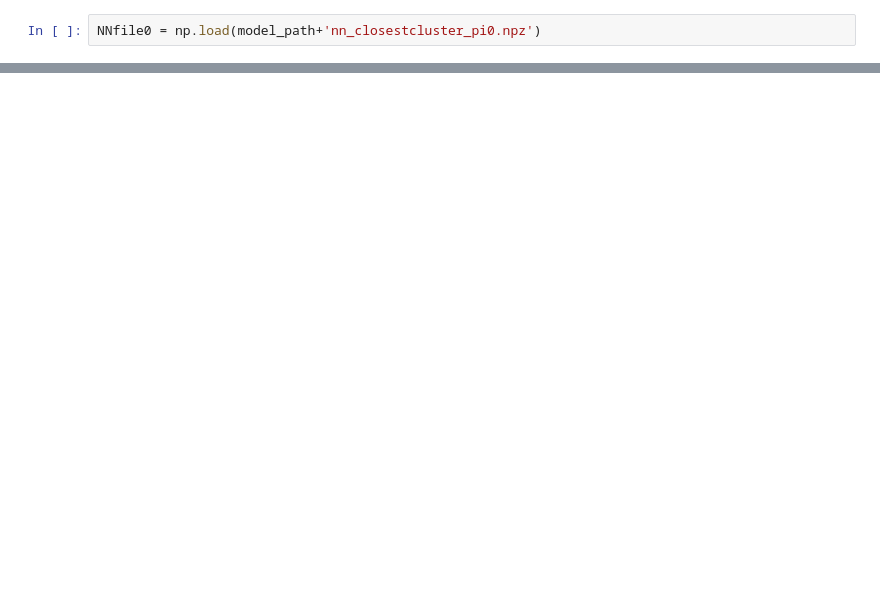
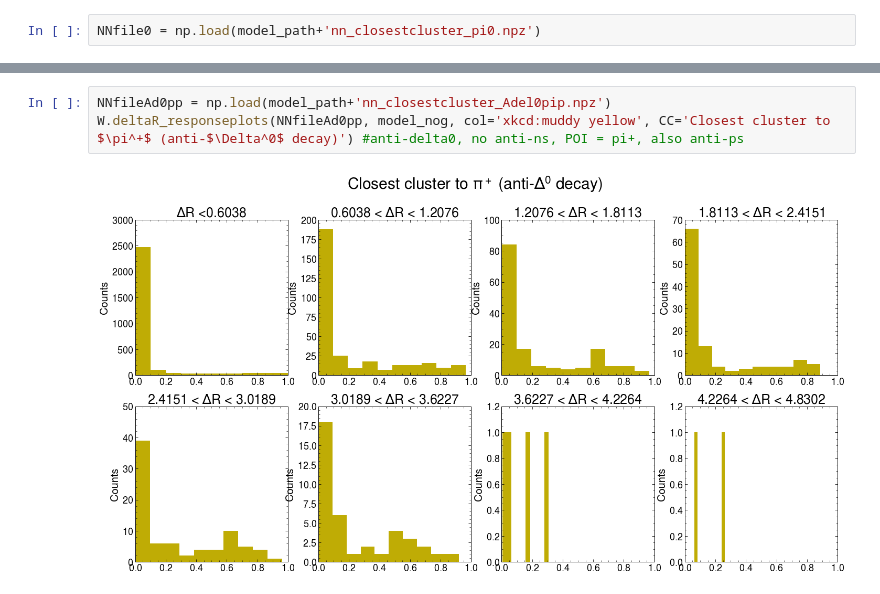
Before and after one commit to KaelaDouglas/LCStudies, a Jupyter notebook: classifier/Week13_ClosestClusterClean.ipynb, the cells around one changed output, grey strips where cells are left out. Cells and saved outputs as stored; diff of their text form; blank space fills up the shorter version.

```diff
--- a/classifier/Week13_ClosestClusterClean.ipynb
+++ b/classifier/Week13_ClosestClusterClean.ipynb
@@ -202,0 +241,5 @@ W.deltaR_responseplots(NNfiled0p0, model_nog, col='xkcd:mustard yellow') #delta0
+# %%
+NNfileAd0pp = np.load(model_path+'nn_closestcluster_Adel0pip.npz')
+W.deltaR_responseplots(NNfileAd0pp, model_nog, col='xkcd:muddy yellow', CC='Closest cluster to $\pi^+$ (anti-$\Delta^0$ decay)') #anti-delta0, no anti-ns, POI = pi+, also anti-ps
+# %% [output]
+[figure, added]
```
Also changed, not shown: parts of 31 cells of this notebook, 23 other files.
